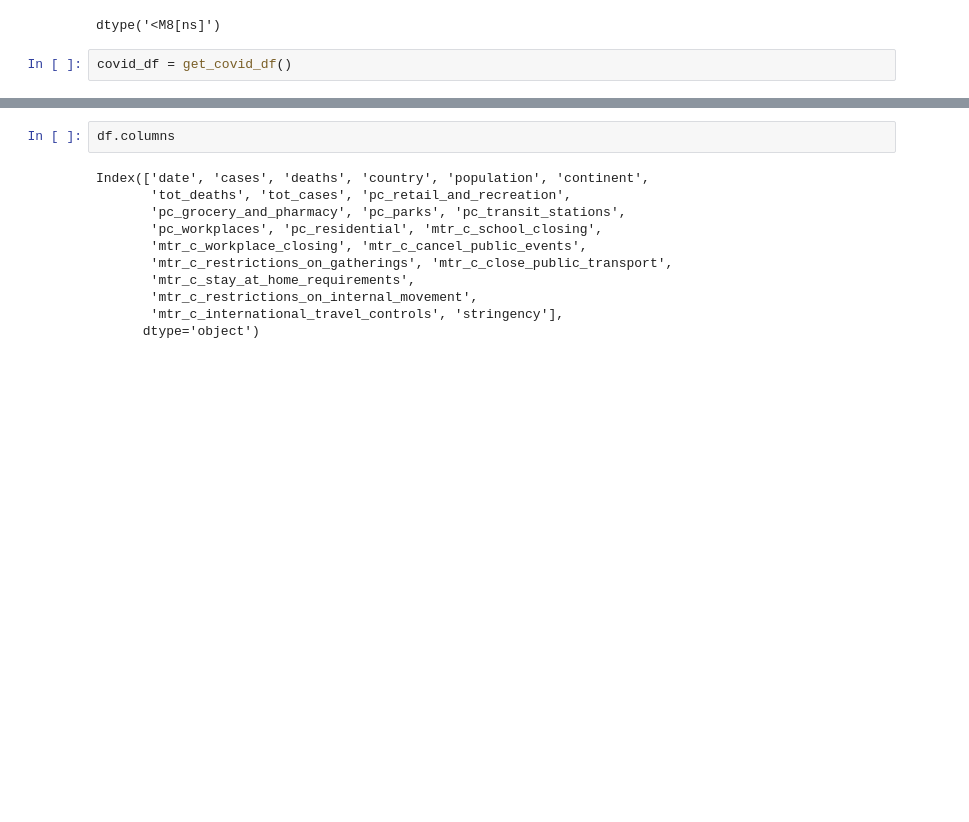
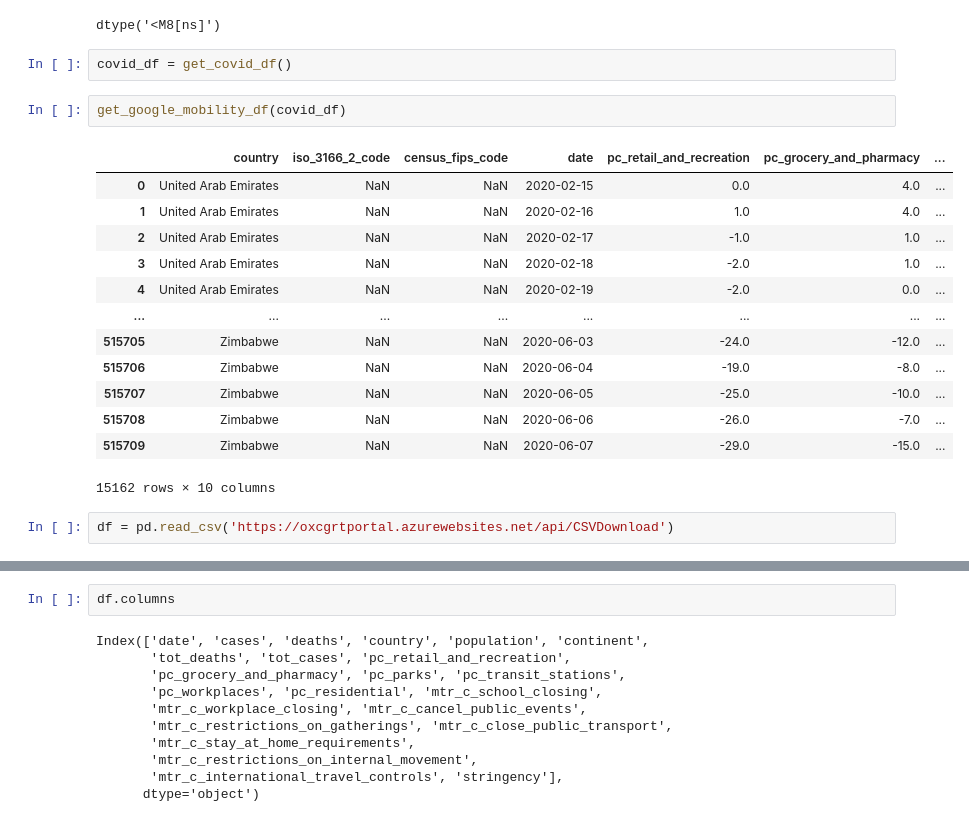
Before and after one commit to silverfield/corona-vis, a Jupyter notebook: nbs/process.ipynb, the cells around one changed output, grey strips where cells are left out. Saved outputs shown, nothing was run; the diff lists cells and outputs as text; blank space fills up the shorter version.

```diff
--- a/nbs/process.ipynb
+++ b/nbs/process.ipynb
@@ -66,3 +66,21 @@ pd.to_datetime(df['dateRep'], format="%d/%m/%Y").dtype
 dtype('<M8[ns]')
 # %%
 covid_df = get_covid_df()
+# %%
+get_google_mobility_df(covid_df)
+# %% [output]
+|  | country | iso_3166_2_code | census_fips_code | date | pc_retail_and_recreation | pc_grocery_and_pharmacy | ... |
+| 0 | United Arab Emirates | NaN | NaN | 2020-02-15 | 0.0 | 4.0 | ... |
+| 1 | United Arab Emirates | NaN | NaN | 2020-02-16 | 1.0 | 4.0 | ... |
+| 2 | United Arab Emirates | NaN | NaN | 2020-02-17 | -1.0 | 1.0 | ... |
+| 3 | United Arab Emirates | NaN | NaN | 2020-02-18 | -2.0 | 1.0 | ... |
+| 4 | United Arab Emirates | NaN | NaN | 2020-02-19 | -2.0 | 0.0 | ... |
+| ... | ... | ... | ... | ... | ... | ... | ... |
+| 515705 | Zimbabwe | NaN | NaN | 2020-06-03 | -24.0 | -12.0 | ... |
+| 515706 | Zimbabwe | NaN | NaN | 2020-06-04 | -19.0 | -8.0 | ... |
+| 515707 | Zimbabwe | NaN | NaN | 2020-06-05 | -25.0 | -10.0 | ... |
+| 515708 | Zimbabwe | NaN | NaN | 2020-06-06 | -26.0 | -7.0 | ... |
+| 515709 | Zimbabwe | NaN | NaN | 2020-06-07 | -29.0 | -15.0 | ... |
+15162 rows × 10 columns
+# %%
+df = pd.read_csv('https://oxcgrtportal.azurewebsites.net/api/CSVDownload')
```
Also changed, not shown: parts of 3 cells of this notebook, 4 other files.
